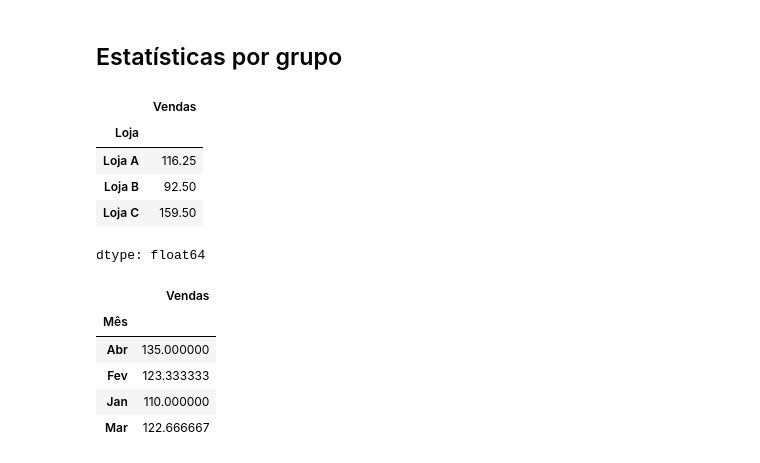
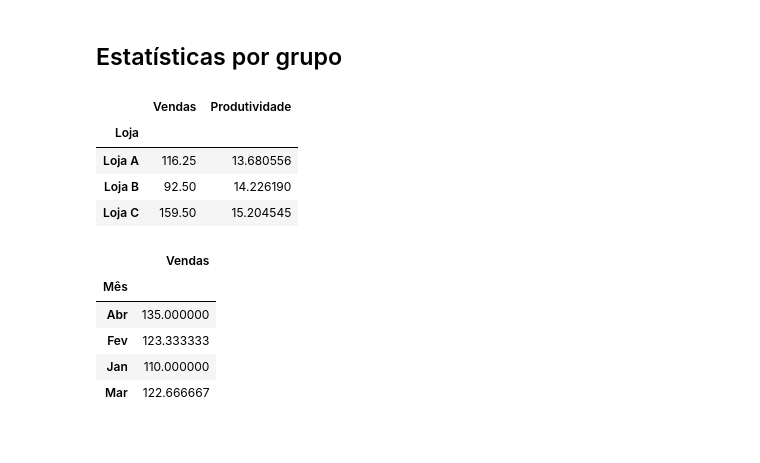
Before and after one commit to cibelerusso/FundamentosemCienciasdeDados, a Jupyter notebook: Notebooks/Fundamentos_em_Ciências_de_Dados_Aula6.ipynb, the cells around one changed output. Drawn from its saved outputs; the diff is of its cells as text; code cells hidden in the pictures.

```diff
--- a/Notebooks/Fundamentos_em_Ciências_de_Dados_Aula6.ipynb
+++ b/Notebooks/Fundamentos_em_Ciências_de_Dados_Aula6.ipynb
@@ -498,14 +498,13 @@ dtype: float64
 ## Estatísticas por grupo
 # %%
 # Média de vendas por loja
-painel_indexado.groupby("Loja")["Vendas"].mean()
+painel_indexado.groupby("Loja")[["Vendas", "Produtividade"]].mean()
 # %% [output]
-|  | Vendas |
-| Loja |  |
-| Loja A | 116.25 |
-| Loja B | 92.50 |
-| Loja C | 159.50 |
+|  | Vendas | Produtividade |
+| Loja |  |  |
+| Loja A | 116.25 | 13.680556 |
+| Loja B | 92.50 | 14.226190 |
+| Loja C | 159.50 | 15.204545 |
-dtype: float64
 # %%
 # Média de vendas por mês
 painel_indexado.groupby("Mês")["Vendas"].mean()
```
Also changed, not shown: parts of 5 cells of this notebook.
